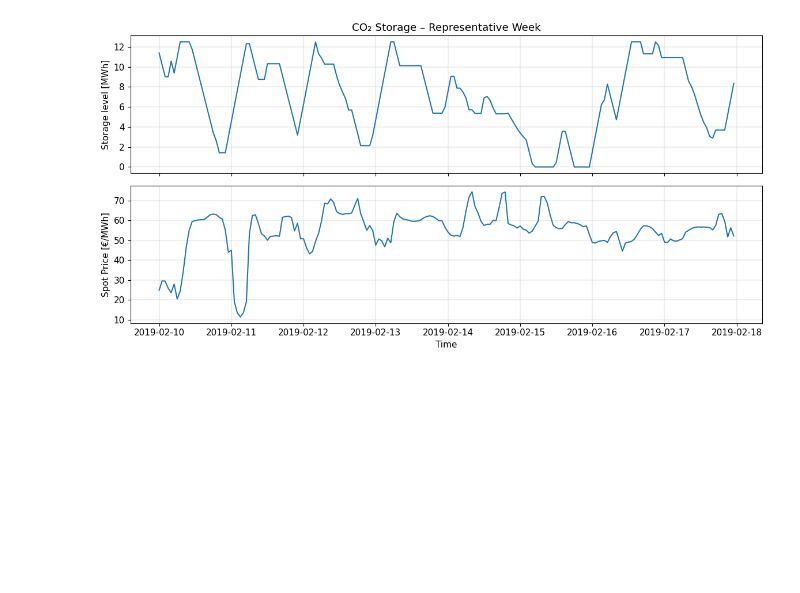
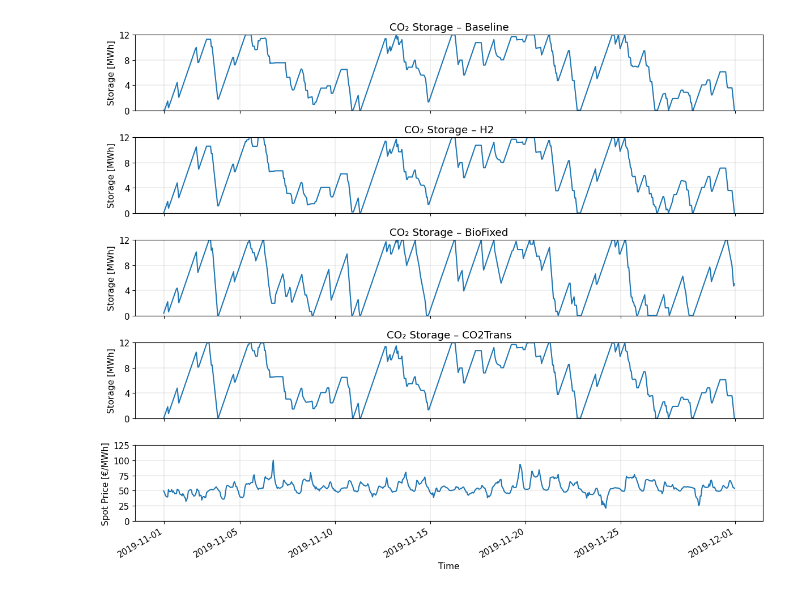
Before and after one commit to kubachri/GLS-EnerHub2X-Pricing, a Jupyter notebook: EnerHub2X/plots/StorageLevel.ipynb, the cells around one changed output. Cells and saved outputs as stored; diff of their text form; code cells hidden in the pictures; blank space fills up the shorter version.

Commit message:
visualisation of CO2 Duals and storage levels

```diff
--- a/EnerHub2X/plots/StorageLevel.ipynb
+++ b/EnerHub2X/plots/StorageLevel.ipynb
@@ -1,8 +1,10 @@
 # %%
 import pandas as pd
 import matplotlib.pyplot as plt
+import os
 %matplotlib inline
-file = 'Scenario_Analysis.xlsx'
+os.getcwd()
+file = '../Scenario_Analysis_NEWEST.xlsx'
 df = pd.read_excel(file, sheet_name='CO2Storage')
 df = df.set_index(df.columns[0])
 df = df.T
@@ -12,6 +14,7 @@ dt_index = start_date + pd.to_timedelta(hours-1, unit="h")
 df.index = dt_index
 df.index.name = "datetime"
 df.index.freq = 'h'
-
-#representative week
-week = df.loc["2019-02-10":"2019-02-17"]
+# %%
+months = {data.index[0].strftime("%B"): data
+          for _, data in df.groupby(df.index.month)}
+months['August']
@@ -17,0 +36,4 @@ week = df.loc["2019-02-10":"2019-02-17"]
+# %%
+#representative week
+month_df = months['November']
+month_df
@@ -55,27 +108,53 @@ plt.show()
 # %%
-# PLOT W/ SUBFIGURES
+import matplotlib.pyplot as plt
+import matplotlib.dates as mdates
+import pandas as pd
 
-# Select which scenario to plot
-storage = week["Baseline"]
-price   = week["SpotPrice"]
+scenarios = ["Baseline", "H2",  "BioFixed", "CO2Trans"]
 
-# ---- Plot using your preferred subplot style ----
-plt.rcParams.update({"figure.figsize": (12, 6), "font.size": 11})
-fig, axes = plt.subplots(2, 1, sharex=True)
+# ---- Plot style ----
+plt.rcParams.update({"figure.figsize": (12, 10), "font.size": 11})
 
-# Panel 1 — Storage level
-axes[0].plot(storage.index, storage.values, linewidth=1.5)
-axes[0].set_ylabel("Storage level [MWh]")
-axes[0].set_title("CO₂ Storage – Representative Week")
-axes[0].grid(True, linewidth=0.3)
+# +1 for the bottom Spot Price subplot
+fig, axes = plt.subplots(len(scenarios) + 1, 1, sharex=True)
 
-# Panel 2 — Spot price
-axes[1].plot(price.index, price.values, linewidth=1.5)
-axes[1].set_ylabel("Spot Price [€/MWh]")
-axes[1].set_xlabel("Time")
-axes[1].grid(True, linewidth=0.3)
+# ---- Storage subplots (one per scenario) ----
+for i, sc in enumerate(scenarios):
+    ax = axes[i]
+    ax.plot(month_df.index, month_df[sc], linewidth=1.5)
+    ax.set_ylabel("Storage [MWh]")
+    ax.set_title(f"CO₂ Storage – {sc}")
+    ax.grid(True, linewidth=0.3)
+
+    # Apply uniform y-limits for storage
+    ax.set_ylim(0, 12)
+    ax.set_yticks([0, 4, 8, 12])
+
+# ---- Bottom subplot — Spot Price (shared x) ----
+ax_price = axes[-1]
+ax_price.plot(month_df.index, month_df["SpotPrice"], linewidth=1.5)
+ax_price.set_ylabel("Spot Price [€/MWh]")
+ax_price.set_xlabel("Time")
+ax_price.grid(True, linewidth=0.3)
+# Apply uniform y-limits for storage
+ax_price.set_ylim(0, 120)
+ax_price.set_yticks([0, 25, 50, 75, 100, 125])
+
+# ---- X-axis ticks & formatting on bottom only ----
+ax_price.set_xticks([
+    pd.Timestamp("2019-11-01"),
+    pd.Timestamp("2019-11-05"),
+    pd.Timestamp("2019-11-10"),
+    pd.Timestamp("2019-11-15"),
+    pd.Timestamp("2019-11-20"),
+    pd.Timestamp("2019-11-25"),
+    pd.Timestamp("2019-12-01"),
+])
+
+ax_price.xaxis.set_major_formatter(mdates.DateFormatter("%Y-%m-%d"))
+plt.setp(ax_price.get_xticklabels(), rotation=30, ha="right")
 
 fig.tight_layout()
 plt.show()
 # %% [output]
-[figure, old version]
+[figure, new version]
```
Also changed, not shown: parts of 7 cells of this notebook, 1 other file.
